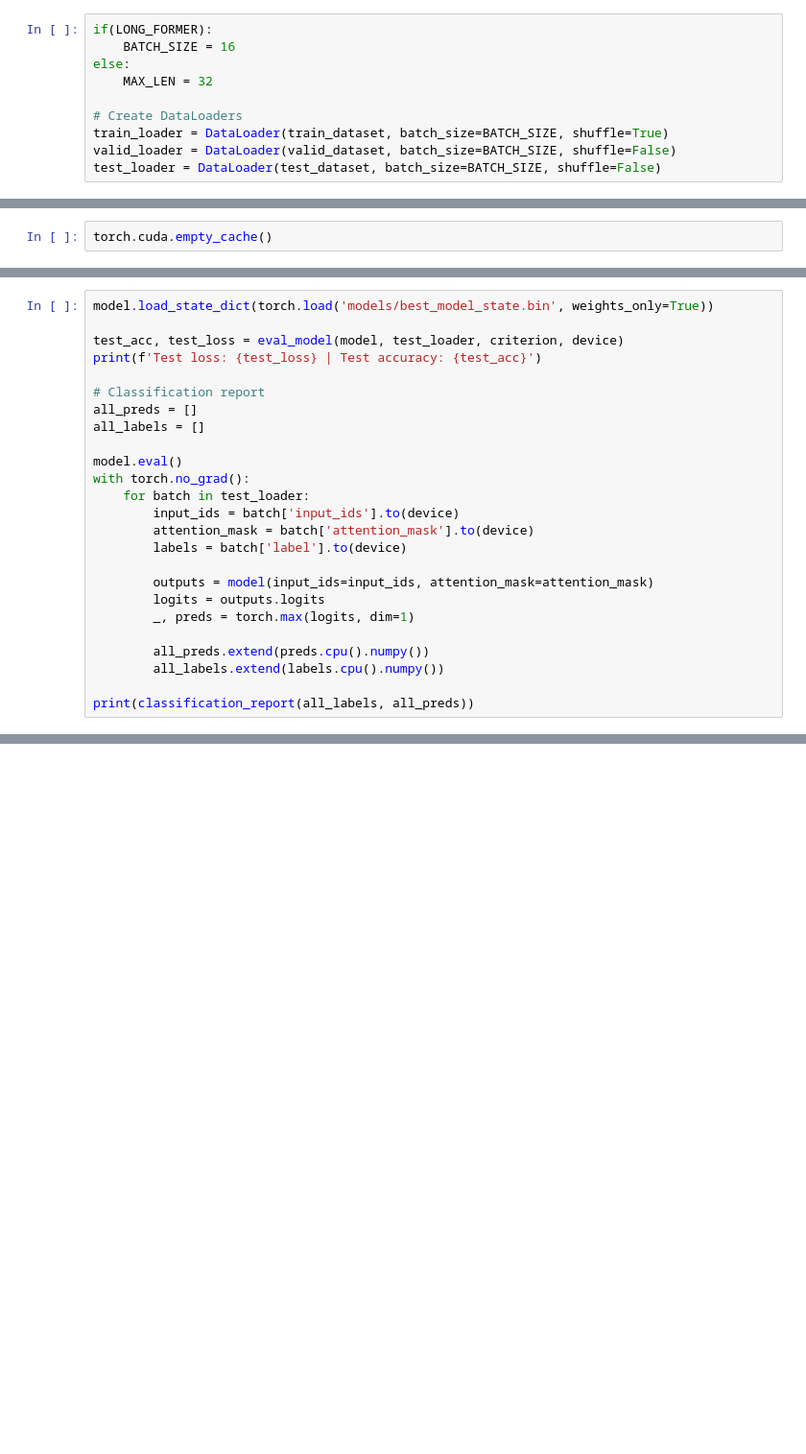
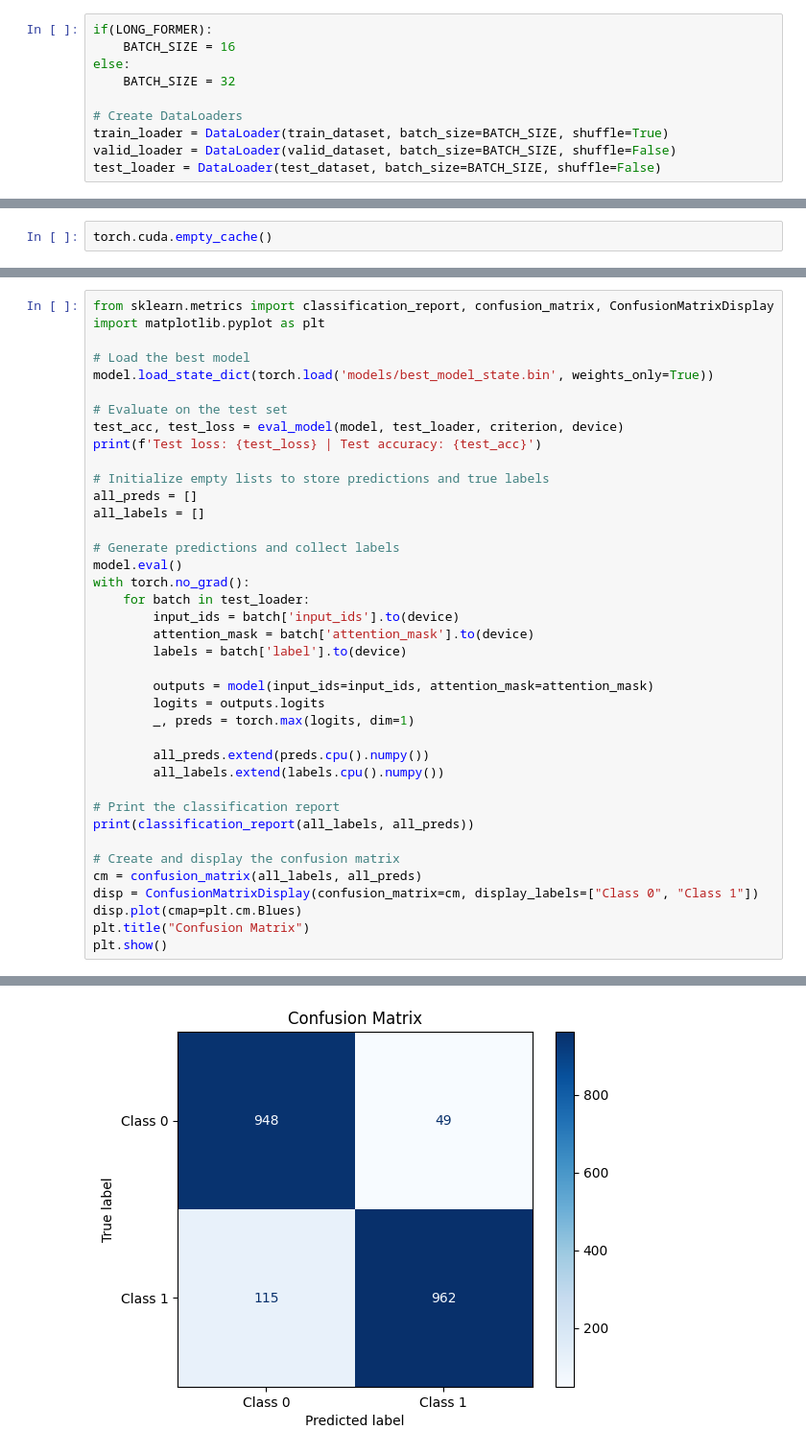
Before and after one commit to Moodys19/ADL-Hallucination-Detection, a Jupyter notebook: 5_fine_tune_baseline.ipynb, the cells around one changed output, grey strips where cells are left out. Shown: that part at 96% size. Saved outputs shown, nothing was run; the diff lists cells and outputs as text; blank space fills up the shorter version.

```diff
--- a/5_fine_tune_baseline.ipynb
+++ b/5_fine_tune_baseline.ipynb
@@ -300,7 +303,7 @@ Valid: 20/1996 ~ 1.002004008016032 %
 if(LONG_FORMER):
     BATCH_SIZE = 16
 else:
-    MAX_LEN = 32
+    BATCH_SIZE = 32
 
 # Create DataLoaders
 train_loader = DataLoader(train_dataset, batch_size=BATCH_SIZE, shuffle=True)
@@ -365,13 +381,19 @@ KeyboardInterrupt:
 # %%
+from sklearn.metrics import classification_report, confusion_matrix, ConfusionMatrixDisplay
+import matplotlib.pyplot as plt
+
+# Load the best model
 model.load_state_dict(torch.load('models/best_model_state.bin', weights_only=True))
 
+# Evaluate on the test set
 test_acc, test_loss = eval_model(model, test_loader, criterion, device)
 print(f'Test loss: {test_loss} | Test accuracy: {test_acc}')
 
-# Classification report
+# Initialize empty lists to store predictions and true labels
 all_preds = []
 all_labels = []
 
+# Generate predictions and collect labels
 model.eval()
 with torch.no_grad():
     for batch in test_loader:
@@ -386,5 +408,13 @@ with torch.no_grad():
         all_preds.extend(preds.cpu().numpy())
         all_labels.extend(labels.cpu().numpy())
 
+# Print the classification report
 print(classification_report(all_labels, all_preds))
+
+# Create and display the confusion matrix
+cm = confusion_matrix(all_labels, all_preds)
+disp = ConfusionMatrixDisplay(confusion_matrix=cm, display_labels=["Class 0", "Class 1"])
+disp.plot(cmap=plt.cm.Blues)
+plt.title("Confusion Matrix")
+plt.show()
 # %% [output]
@@ -399,0 +430 @@ weighted avg       0.85      0.85      0.85       684
+[figure, added]
```
Also changed, not shown: parts of 11 cells of this notebook, 1 other file.
